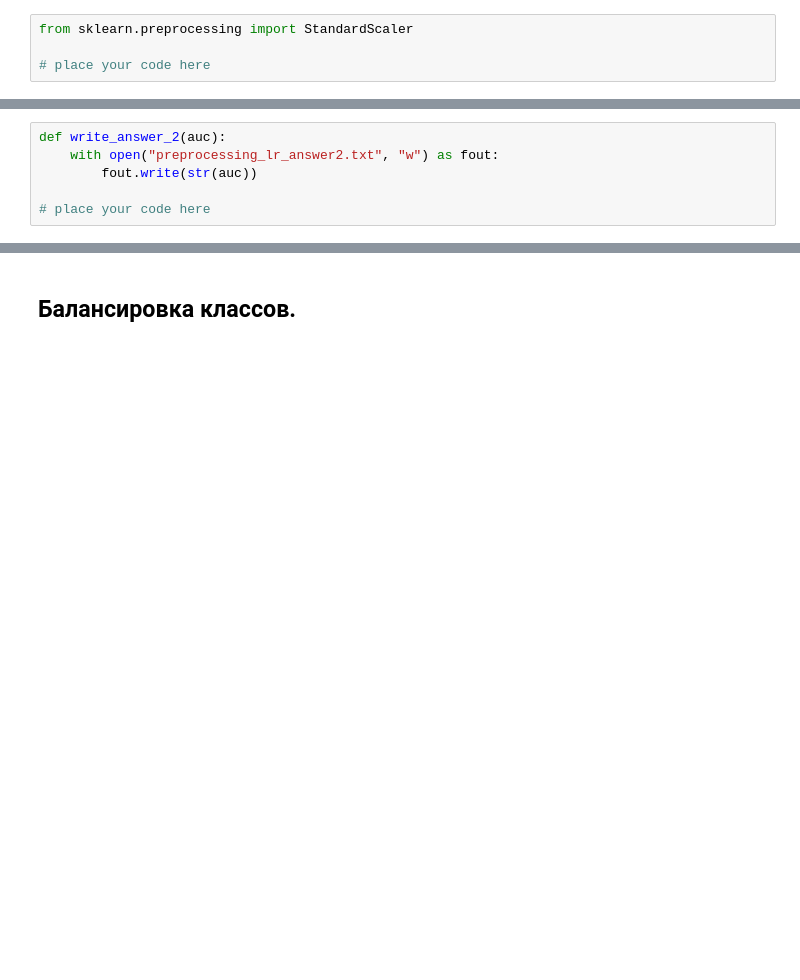
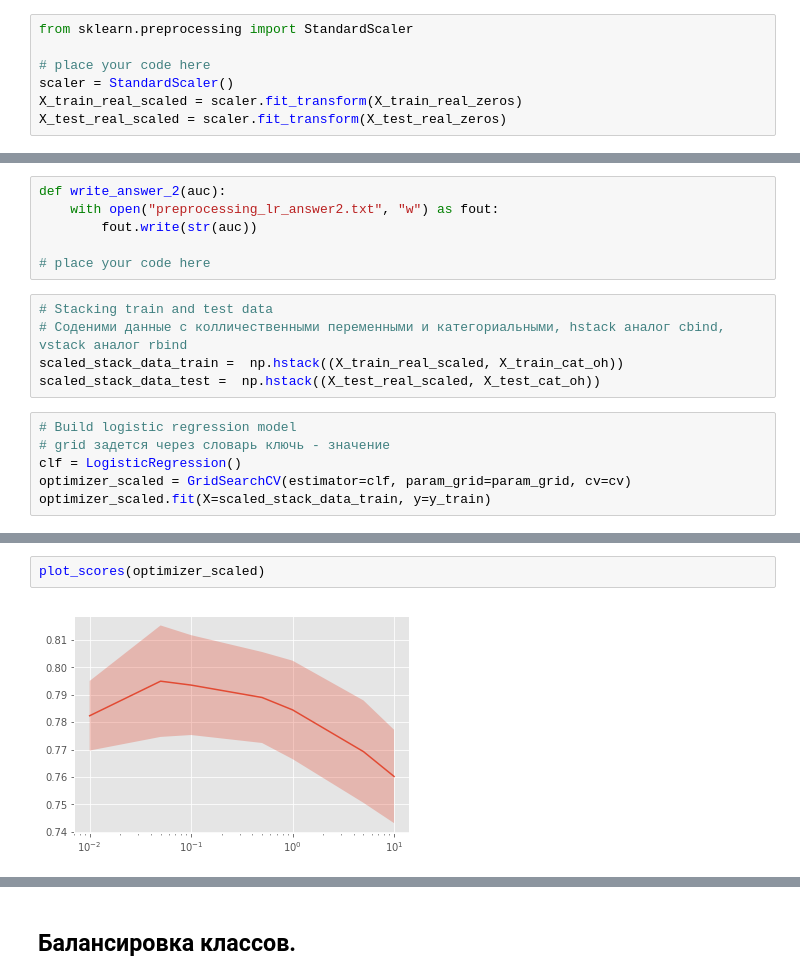
Before and after one commit to evn58/coursera_ml_yandex, a Jupyter notebook: 2.supervised-learning/Homeworks/week3/Preprocessing_LR.ipynb, the cells around one changed output, grey strips where cells are left out. Saved outputs shown, nothing was run; the diff lists cells and outputs as text; blank space fills up the shorter version.

```diff
--- a/2.supervised-learning/Homeworks/week3/Preprocessing_LR.ipynb
+++ b/2.supervised-learning/Homeworks/week3/Preprocessing_LR.ipynb
@@ -354,6 +382,9 @@ $$ x^{scaled}_{id} = \dfrac{x_{id} - \mu_d}{\sigma_d}, \quad \mu_d = \frac{1}{N}
 from sklearn.preprocessing import StandardScaler
 
 # place your code here
+scaler = StandardScaler()
+X_train_real_scaled = scaler.fit_transform(X_train_real_zeros)
+X_test_real_scaled = scaler.fit_transform(X_test_real_zeros)
 # %% [markdown]
 ## Сравнение признаковых пространств.
 # %% [markdown]
@@ -377,3 +410,14 @@ def write_answer_2(auc):
         fout.write(str(auc))
 
 # place your code here
+# %%
+# Stacking train and test data
+# Соденими данные с колличественными переменными и категориальными, hstack аналог cbind, vstack аналог rbind
+scaled_stack_data_train =  np.hstack((X_train_real_scaled, X_train_cat_oh))
+scaled_stack_data_test =  np.hstack((X_test_real_scaled, X_test_cat_oh))
+# %%
+# Build logistic regression model
+# grid задется через словарь ключь - значение
+clf = LogisticRegression()
+optimizer_scaled = GridSearchCV(estimator=clf, param_grid=param_grid, cv=cv)
+optimizer_scaled.fit(X=scaled_stack_data_train, y=y_train)
@@ -379,0 +447,4 @@ def write_answer_2(auc):
+# %%
+plot_scores(optimizer_scaled)
+# %% [output]
+[figure, added]
```
Also changed, not shown: parts of 25 cells of this notebook, 6 other files.
